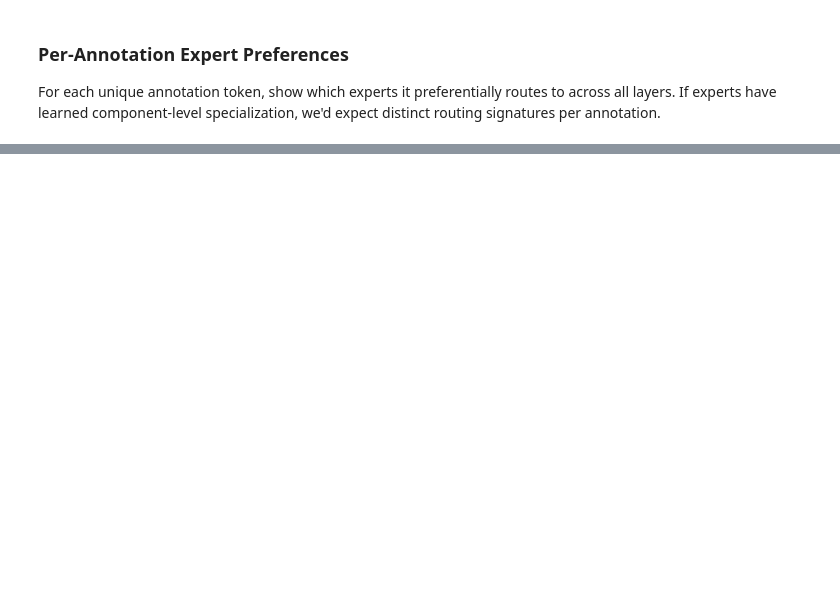
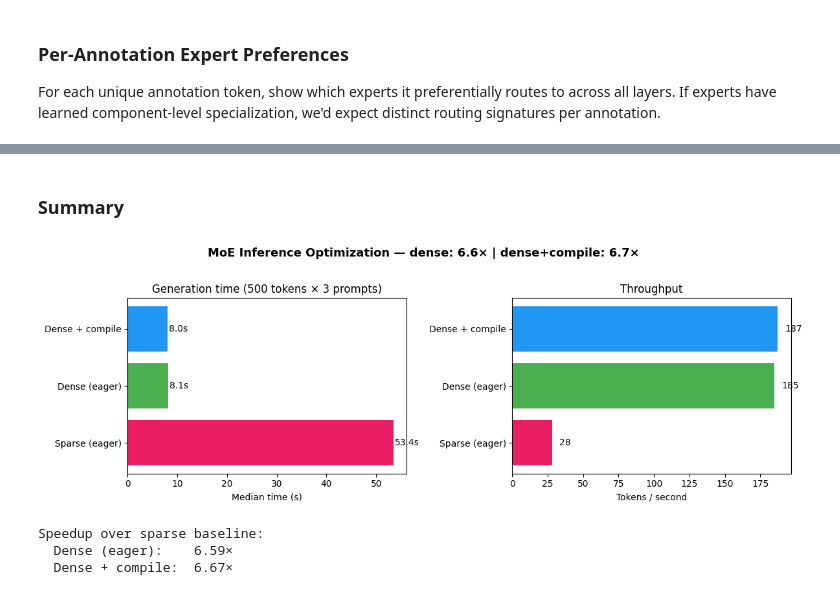
Before and after one commit to McClain-Thiel/PlasmidLLM, a Jupyter notebook: notebooks/pretrained_analysis.ipynb, the cells around one changed output, grey strips where cells are left out. Drawn from its saved outputs; the diff is of its cells as text; code cells hidden in the pictures; blank space fills up the shorter version.

```diff
--- a/notebooks/pretrained_analysis.ipynb
+++ b/notebooks/pretrained_analysis.ipynb
@@ -1898,0 +2049,2 @@ For each unique annotation token, show which experts it preferentially routes to
+# %%
+sparse_time, sparse_tps = benchmark_generate(model, "sparse (eager)")
@@ -1898,0 +2057,3 @@ For each unique annotation token, show which experts it preferentially routes to
+# %%
+patch_moe_dense(model)
+dense_time, dense_tps = benchmark_generate(model, "dense (eager)")
@@ -1898,0 +2067,4 @@ For each unique annotation token, show which experts it preferentially routes to
+# %%
+compiled_model = torch.compile(model, dynamic=True)
+print("torch.compile enabled (dynamic=True)")
+compiled_time, compiled_tps = benchmark_generate(compiled_model, "dense + compile")
@@ -1898,0 +2161,48 @@ For each unique annotation token, show which experts it preferentially routes to
+# %% [markdown]
+### Summary
+# %%
+import matplotlib.pyplot as plt
+
+results = {
+    "Sparse (eager)": {"time": sparse_time, "tok_s": sparse_tps},
+    "Dense (eager)": {"time": dense_time, "tok_s": dense_tps},
+    "Dense + compile": {"time": compiled_time, "tok_s": compiled_tps},
+}
+
+fig, (ax1, ax2) = plt.subplots(1, 2, figsize=(12, 4))
+
+labels = list(results.keys())
+times = [results[l]["time"] for l in labels]
+tok_s = [results[l]["tok_s"] for l in labels]
+colors = ["#E91E63", "#4CAF50", "#2196F3"]
+
+ax1.barh(labels, times, color=colors)
+ax1.set_xlabel("Median time (s)")
+ax1.set_title(f"Generation time ({MAX_NEW_TOKENS} tokens × {len(bench_prompts)} prompts)")
+for i, (t, l) in enumerate(zip(times, labels)):
+    ax1.text(t + 0.3, i, f"{t:.1f}s", va="center", fontsize=10)
+
+ax2.barh(labels, tok_s, color=colors)
+ax2.set_xlabel("Tokens / second")
+ax2.set_title("Throughput")
+for i, (t, l) in enumerate(zip(tok_s, labels)):
+    ax2.text(t + 5, i, f"{t:.0f}", va="center", fontsize=10)
+
+speedup_dense = sparse_time / dense_time
+speedup_compiled = sparse_time / compiled_time
+fig.suptitle(
+    f"MoE Inference Optimization — "
+    f"dense: {speedup_dense:.1f}× | dense+compile: {speedup_compiled:.1f}×",
+    fontsize=13, fontweight="bold", y=1.02,
+)
+plt.tight_layout()
+plt.show()
+
+print(f"\nSpeedup over sparse baseline:")
+print(f"  Dense (eager):    {speedup_dense:.2f}×")
+print(f"  Dense + compile:  {speedup_compiled:.2f}×")
+# %% [output]
+[figure, added]
+Speedup over sparse baseline:
+  Dense (eager):    6.59×
+  Dense + compile:  6.67×
```
Also changed, not shown: parts of 16 cells of this notebook, 3 other files.
